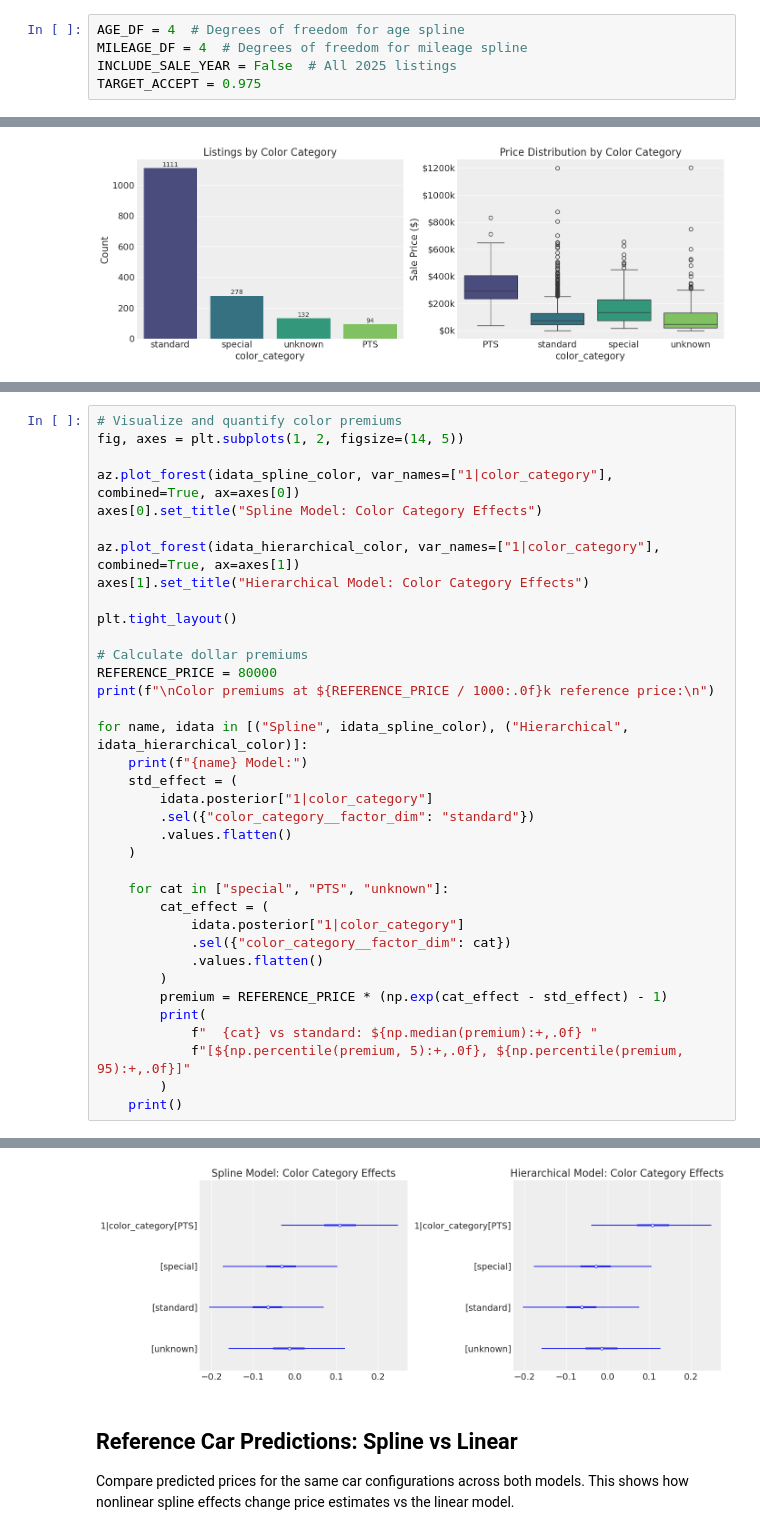
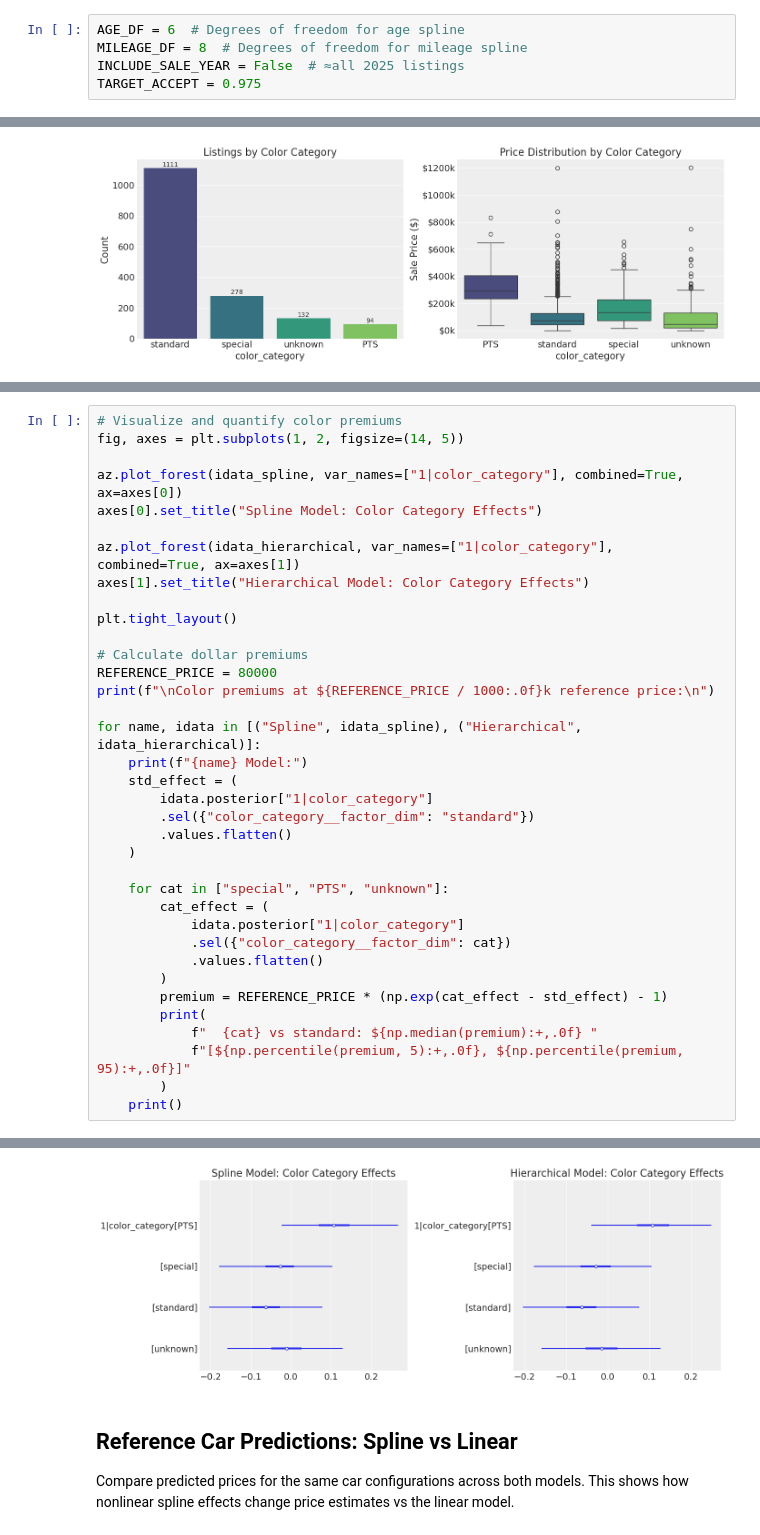
Before and after one commit to No-Stream/price-trend-analysis, a Jupyter notebook: notebooks/04_splines.ipynb, the cells around one changed output, grey strips where cells are left out. Drawn from its saved outputs; the diff is of its cells as text.

Commit message:
refactor + splines more flexible

```diff
--- a/notebooks/04_splines.ipynb
+++ b/notebooks/04_splines.ipynb
@@ -63,9 +68,9 @@ Mileage range (scaled): -1.05 - 5.03
 # %% [markdown]
 ## Build Spline Model
 # %%
-AGE_DF = 4  # Degrees of freedom for age spline
-MILEAGE_DF = 4  # Degrees of freedom for mileage spline
-INCLUDE_SALE_YEAR = False  # All 2025 listings
+AGE_DF = 6  # Degrees of freedom for age spline
+MILEAGE_DF = 8  # Degrees of freedom for mileage spline
+INCLUDE_SALE_YEAR = False  # ≈all 2025 listings
 TARGET_ACCEPT = 0.975
 # %%
 spline_model = build_spline_model(
@@ -491,10 +400,10 @@ age|generation_sigma         0.021  0.011   0.005    0.040      0.000
 # Visualize and quantify color premiums
 fig, axes = plt.subplots(1, 2, figsize=(14, 5))
 
-az.plot_forest(idata_spline_color, var_names=["1|color_category"], combined=True, ax=axes[0])
+az.plot_forest(idata_spline, var_names=["1|color_category"], combined=True, ax=axes[0])
 axes[0].set_title("Spline Model: Color Category Effects")
 
-az.plot_forest(idata_hierarchical_color, var_names=["1|color_category"], combined=True, ax=axes[1])
+az.plot_forest(idata_hierarchical, var_names=["1|color_category"], combined=True, ax=axes[1])
 axes[1].set_title("Hierarchical Model: Color Category Effects")
 
 plt.tight_layout()
@@ -503,7 +412,7 @@ plt.tight_layout()
 REFERENCE_PRICE = 80000
 print(f"\nColor premiums at ${REFERENCE_PRICE / 1000:.0f}k reference price:\n")
 
-for name, idata in [("Spline", idata_spline_color), ("Hierarchical", idata_hierarchical_color)]:
+for name, idata in [("Spline", idata_spline), ("Hierarchical", idata_hierarchical)]:
     print(f"{name} Model:")
     std_effect = (
         idata.posterior["1|color_category"]
@@ -533,9 +442,9 @@ Spline Model:
 
 Hierarchical Model:
   special vs standard: $+2,761 [$+699, $+4,806]
   PTS vs standard: $+15,216 [$+11,005, $+19,321]
   unknown vs standard: $+3,898 [$+638, $+7,352]
-[figure, old version]
+[figure, new version]
 # %% [markdown]
 ## Reference Car Predictions: Spline vs Linear
 
```
Also changed, not shown: parts of 18 cells of this notebook, 5 other files.
